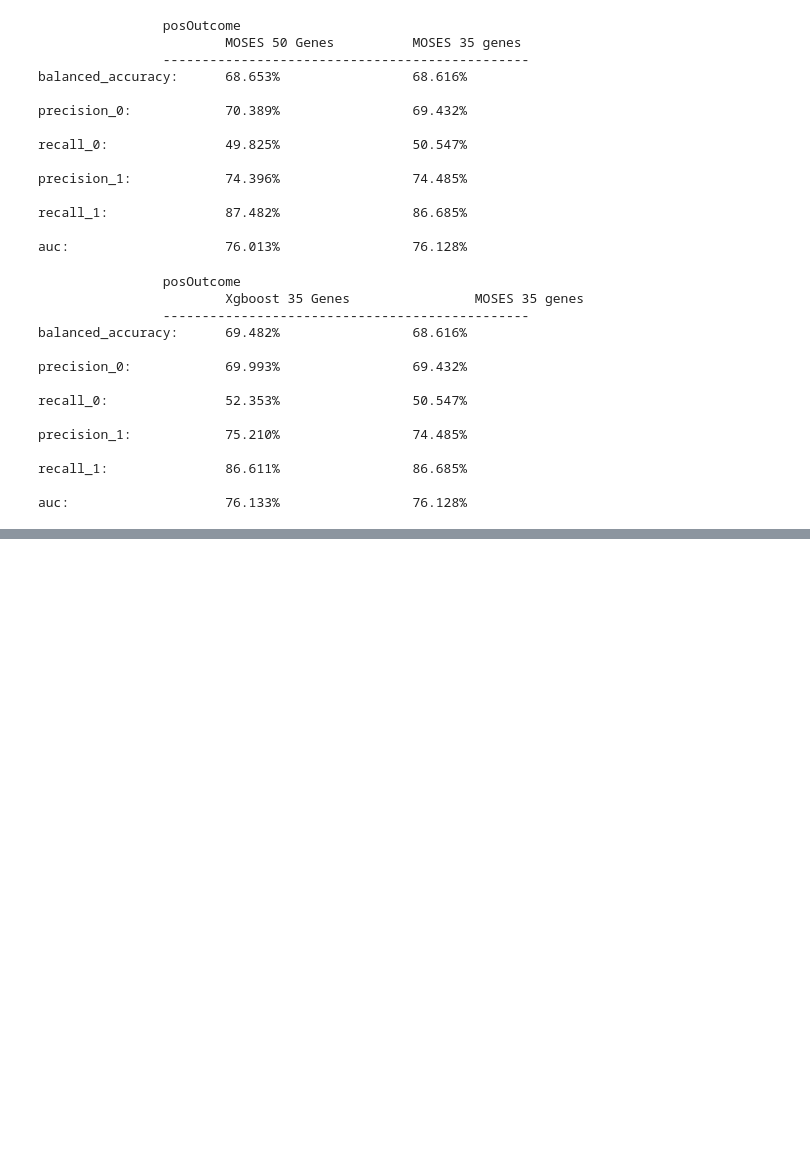
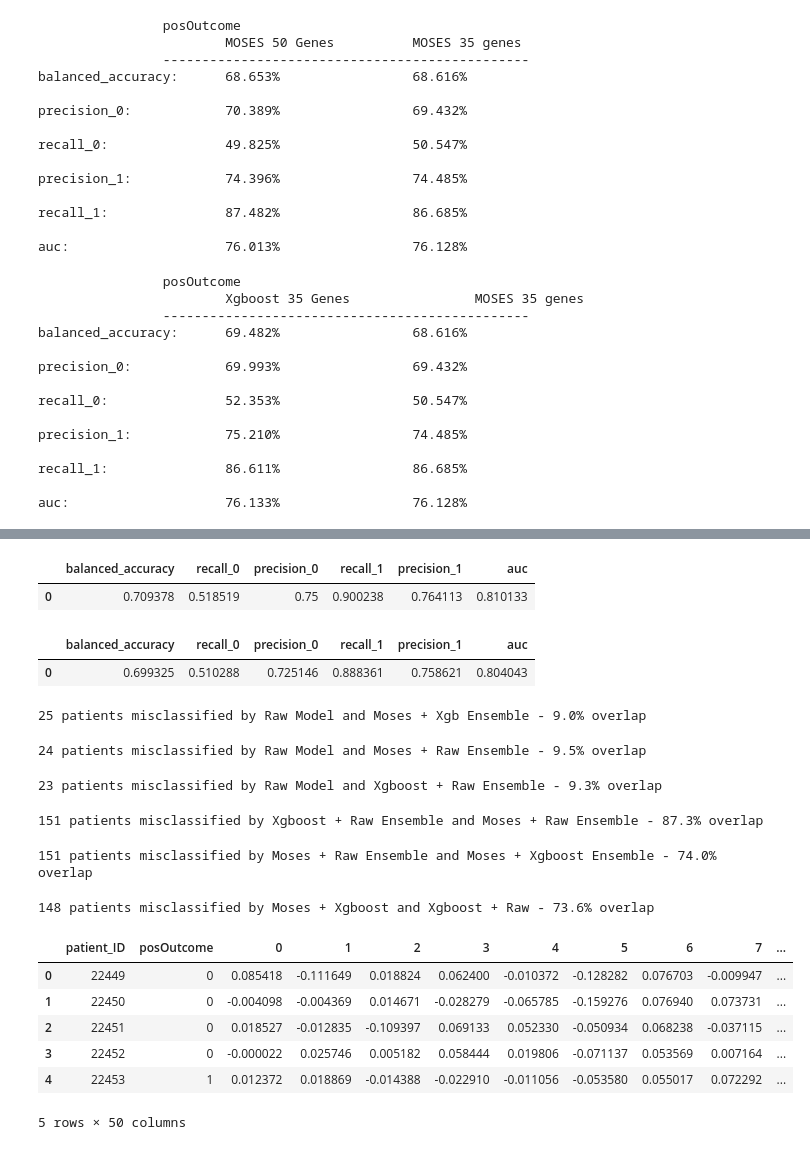
Before and after one commit to tanksha/pln-brca-xp, a Jupyter notebook: notebooks/xgboost_brca_curated_pam50_v4.ipynb, the cells around one changed output, grey strips where cells are left out. Cells and saved outputs as stored; diff of their text form; code cells hidden in the pictures; blank space fills up the shorter version.

```diff
--- a/notebooks/xgboost_brca_curated_pam50_v4.ipynb
+++ b/notebooks/xgboost_brca_curated_pam50_v4.ipynb
@@ -543,0 +668,73 @@ ge_outcome_df.shape
+# %%
+est_raw_xgb = [('raw', clf_outcome), ('xg50', clf_xg50)]
+eclf_raw_xgb = VotingClassifier(est_raw_xgb, voting="soft", n_jobs=8)
+
+eclf_raw_xgb.fit(X_train, y_train)
+
+y_pred_xg50 = eclf_raw_xgb.predict(X_test)
+eclf_raw_xgb_scores = calc_scores(eclf_raw_xgb, y_test, y_pred_xg50)
+ensemble_raw_xgb_df = pd.DataFrame(data=eclf_raw_xgb_scores, columns=["balanced_accuracy", "recall_0", "precision_0", "recall_1", "precision_1", "auc"])
+ensemble_raw_xgb_df.head()
+# %% [output]
+|  | balanced_accuracy | recall_0 | precision_0 | recall_1 | precision_1 | auc |
+| 0 | 0.709378 | 0.518519 | 0.75 | 0.900238 | 0.764113 | 0.810133 |
+# %%
+est_moses_xgb = [('moses50', clf_moses50), ('xg50', clf_xg50)]
+eclf_moses_xgb = VotingClassifier(est_moses_xgb, voting="soft", n_jobs=12)
+eclf_moses_xgb.fit(X_train, y_train)
+
+y_pred_moses_xgb = eclf_moses_xgb.predict(X_test)
+eclf_moses_xgb_scores = calc_scores(eclf_moses_xgb, y_test, y_pred_moses_xgb)
+ensemble_moses_xgb_df = pd.DataFrame(data=eclf_moses_xgb_scores, columns=["balanced_accuracy", "recall_0", "precision_0", "recall_1", "precision_1", "auc"])
+ensemble_moses_xgb_df.head()
+# %% [output]
+|  | balanced_accuracy | recall_0 | precision_0 | recall_1 | precision_1 | auc |
+| 0 | 0.699325 | 0.510288 | 0.725146 | 0.888361 | 0.758621 | 0.804043 |
+# %%
+moses_xgb_miss = find_misclassified_patients(ge_outcome_df, eclf_moses_xgb, X_raw_outcome, y_pos_outcome)
+moses_xgb_raw_intr, perc = calc_overlap(raw_miss, moses_xgb_miss)
+print_overlap("Raw Model", "Moses + Xgb Ensemble", moses_xgb_raw_intr, perc)
+# %% [output]
+25 patients misclassified by Raw Model and Moses + Xgb Ensemble - 9.0% overlap
+# %%
+ec_moses_raw_miss = find_misclassified_patients(ge_outcome_df, eclf_raw_moses, X_raw_outcome, y_pos_outcome)
+ec_moses_raw_intr, perc = calc_overlap(raw_miss, ec_moses_raw_miss)
+print_overlap("Raw Model", "Moses + Raw Ensemble", ec_moses_raw_intr, perc)
+# %% [output]
+24 patients misclassified by Raw Model and Moses + Raw Ensemble - 9.5% overlap
+# %%
+ec_raw_xgb_miss = find_misclassified_patients(ge_outcome_df, eclf_raw_xgb, X_raw_outcome, y_pos_outcome)
+ec_raw_xgb_intr, perc = calc_overlap(raw_miss, ec_raw_xgb_miss)
+print_overlap("Raw Model", "Xgboost + Raw Ensemble", ec_raw_xgb_intr, perc)
+# %% [output]
+23 patients misclassified by Raw Model and Xgboost + Raw Ensemble - 9.3% overlap
+# %%
+moses_xg_ec_intr, perc = calc_overlap(ec_raw_xgb_miss, ec_moses_raw_miss)
+print_overlap("Xgboost + Raw Ensemble", "Moses + Raw Ensemble", moses_xg_ec_intr, perc)
+# %% [output]
+151 patients misclassified by Xgboost + Raw Ensemble and Moses + Raw Ensemble - 87.3% overlap
+# %%
+moses_raw_ec_intr, perc = calc_overlap(ec_moses_raw_miss, moses_xgb_miss)
+print_overlap("Moses + Raw Ensemble", "Moses + Xgboost Ensemble", moses_raw_ec_intr, perc)
+# %% [output]
+151 patients misclassified by Moses + Raw Ensemble and Moses + Xgboost Ensemble - 74.0% overlap
+# %%
+xg_raw_ec_intr, perc = calc_overlap(ec_raw_xgb_miss, moses_xgb_miss)
+print_overlap("Moses + Xgboost", "Xgboost + Raw", xg_raw_ec_intr, perc)
+# %% [output]
+148 patients misclassified by Moses + Xgboost and Xgboost + Raw - 73.6% overlap
+# %%
+#Infogan 48 vector embedding
+gan_df = pd.read_csv("datasets/embedding-vectors/codes_48_infogan_vector.csv")
+
+gan_outcome_df = pd.merge(pos_outcome_df, gan_df, on="patient_ID")
+X_gan_outcome, y_gan_outcome = gan_outcome_df[gan_outcome_df.columns.difference(["patient_ID", "posOutcome"])], gan_outcome_df["posOutcome"]
+gan_outcome_df.head()
+# %% [output]
+|  | patient_ID | posOutcome | 0 | 1 | 2 | 3 | 4 | 5 | 6 | 7 | ... |
+| 0 | 22449 | 0 | 0.085418 | -0.111649 | 0.018824 | 0.062400 | -0.010372 | -0.128282 | 0.076703 | -0.009947 | ... |
+| 1 | 22450 | 0 | -0.004098 | -0.004369 | 0.014671 | -0.028279 | -0.065785 | -0.159276 | 0.076940 | 0.073731 | ... |
+| 2 | 22451 | 0 | 0.018527 | -0.012835 | -0.109397 | 0.069133 | 0.052330 | -0.050934 | 0.068238 | -0.037115 | ... |
+| 3 | 22452 | 0 | -0.000022 | 0.025746 | 0.005182 | 0.058444 | 0.019806 | -0.071137 | 0.053569 | 0.007164 | ... |
+| 4 | 22453 | 1 | 0.012372 | 0.018869 | -0.014388 | -0.022910 | -0.011056 | -0.053580 | 0.055017 | 0.072292 | ... |
+5 rows × 50 columns
```
Also changed, not shown: parts of 36 cells of this notebook, 4 other files.
